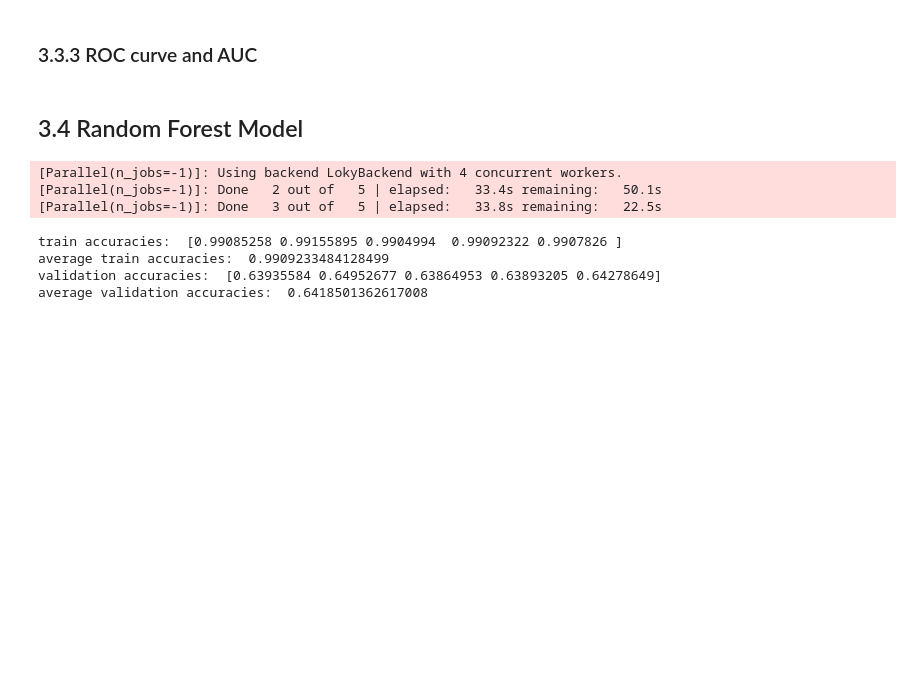
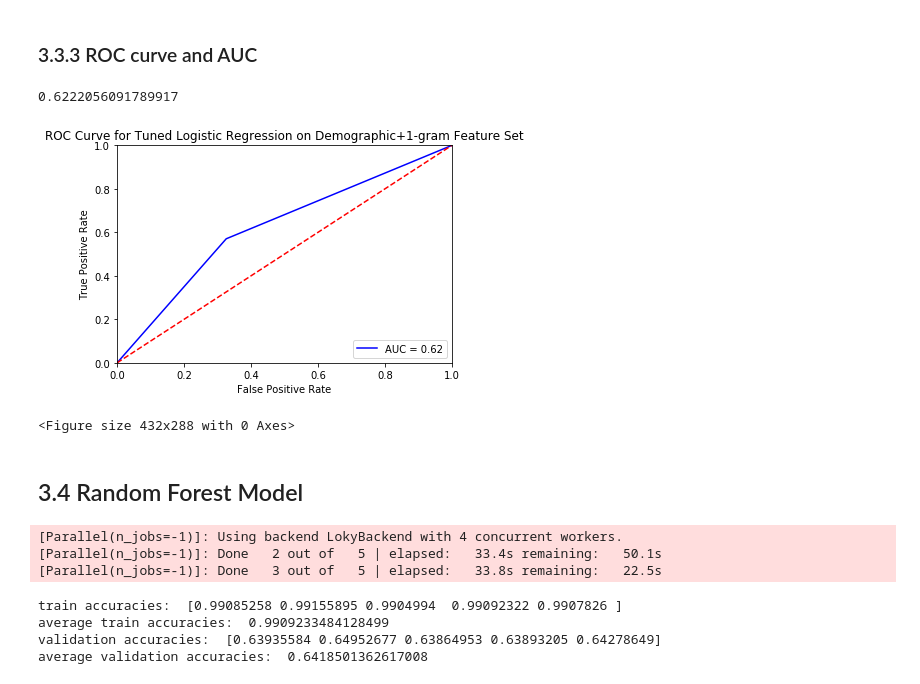
Before and after one commit to jennyhuangg/nominee_predict, a Jupyter notebook: Nominee_Predict_Models.ipynb, the cells around one changed output. Saved outputs shown, nothing was run; the diff lists cells and outputs as text; code cells hidden in the pictures; blank space fills up the shorter version.

```diff
--- a/Nominee_Predict_Models.ipynb
+++ b/Nominee_Predict_Models.ipynb
@@ -348,6 +363,8 @@ np.save("nlp_approach/data/case_justices_1grams_merged_X_test_new.npy", X_test_1
 # %%
 X_train_1gram_new = np.load("nlp_approach/data/case_justices_1grams_merged_X_train_new.npy")
 X_test_1gram_new = np.load("nlp_approach/data/case_justices_1grams_merged_X_test_new.npy")
+Y_train_1gram = np.load("nlp_approach/data/case_justices_1grams_merged_Y_train.npy")
+Y_test_1gram = np.load("nlp_approach/data/case_justices_1grams_merged_Y_test.npy")
 # %% [markdown]
 ## 3.3 Logistic Regression Model
 # %%
@@ -384,5 +411,5 @@ for i, score in sorted_validation_scores:
 # %% [markdown]
 ### 3.3.2 Testing
 # %%
-lr_best = LR(C=)
-lr_best.fit(X_train_1gram_new, Y_train)
+lr_best = LR(C=1)
+lr_best.fit(X_train_1gram_new, Y_train_1gram)
@@ -392,10 +438,27 @@ print("Test Accuracy: {}".format(test_score))
 # %% [markdown]
 ### 3.3.3 ROC curve and AUC
 # %%
-Y_pred_1gram = rf_best.predict(X_train_1gram_new)
+Y_pred_1gram = lr_best.predict(X_test_1gram_new)
 false_positive_rate, true_positive_rate, thresholds = roc_curve(Y_test_1gram, Y_pred_1gram)
 roc_auc = auc(false_positive_rate, true_positive_rate)
 roc_auc
+# %% [output]
+0.6222056091789917
+# %%
+# Source: https://stackoverflow.com/questions/25009284/how-to-plot-roc-curve-in-python
+plt.title('ROC Curve for Tuned Logistic Regression on Demographic+1-gram Feature Set')
+plt.plot(false_positive_rate, true_positive_rate, 'b', label = 'AUC = %0.2f' % roc_auc)
+plt.legend(loc = 'lower right')
+plt.plot([0, 1], [0, 1],'r--')
+plt.xlim([0, 1])
+plt.ylim([0, 1])
+plt.ylabel('True Positive Rate')
+plt.xlabel('False Positive Rate')
+plt.show()
+plt.savefig("clfs/roc_curve_lr.png")
+# %% [output]
+[figure, added]
+<Figure size 432x288 with 0 Axes>
 # %% [markdown]
 ## 3.4 Random Forest Model
 # %%
```
Also changed, not shown: parts of 13 cells of this notebook, 6 other files.
